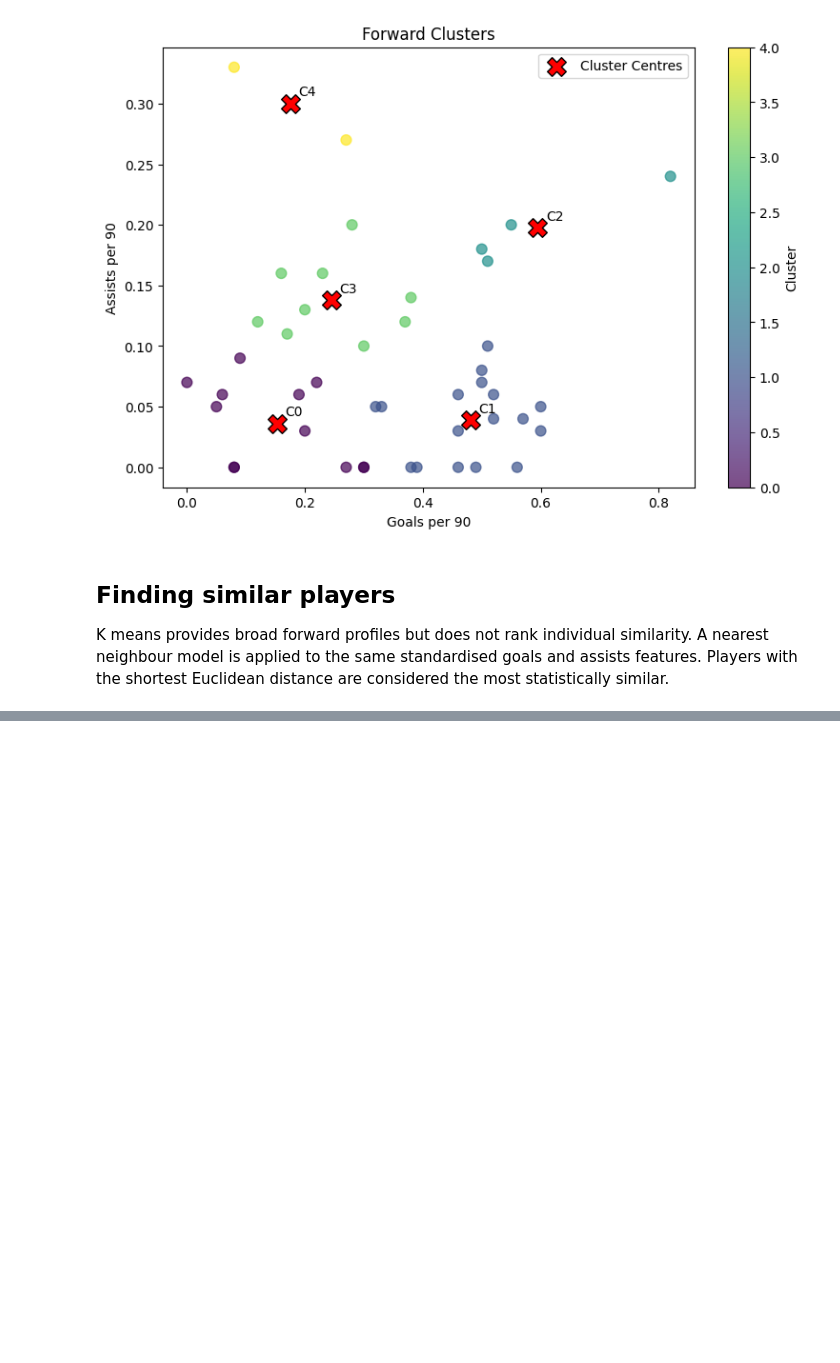
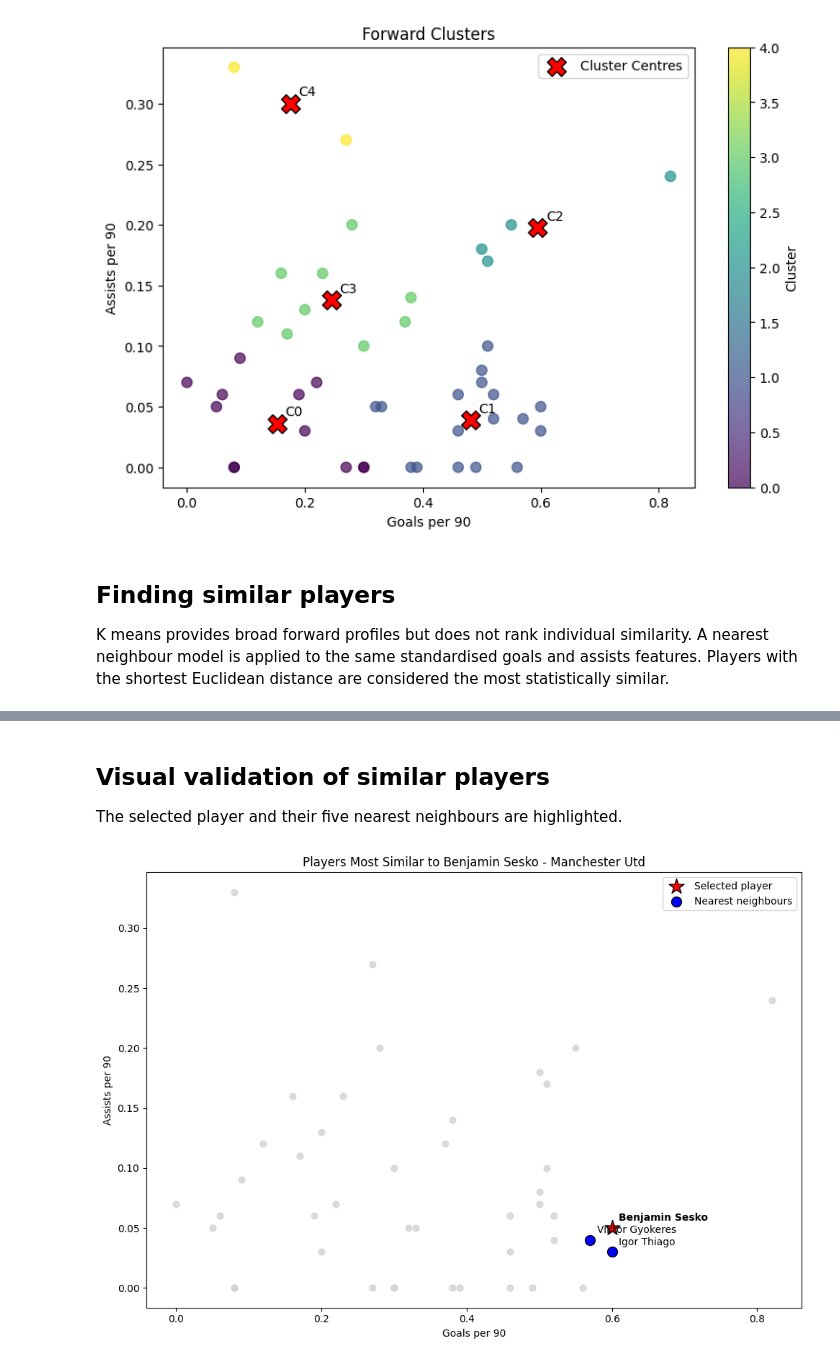
Before and after one commit to Galin-GM/football-player-similarity, a Jupyter notebook: notebooks/03_clustering.ipynb, the cells around one changed output, grey strips where cells are left out. Saved outputs shown, nothing was run; the diff lists cells and outputs as text; code cells hidden in the pictures; blank space fills up the shorter version.

```diff
--- a/notebooks/03_clustering.ipynb
+++ b/notebooks/03_clustering.ipynb
@@ -189,0 +237,71 @@ neighbour_pairs = [
+# %% [markdown]
+## Visual validation of similar players
+
+The selected player and their five nearest neighbours are highlighted.
+# %%
+selected_row = forwards_lookup.loc[
+    forwards_lookup['PlayerLabel'].eq(selected_player)
+].iloc[0]
+
+neighbour_rows = forwards_lookup.loc[
+    forwards_lookup['PlayerLabel'].isin(
+        similar_players["PlayerLabel"]
+    )
+].copy()
+
+ax = forwards_lookup.plot.scatter(
+    x="Gls90",
+    y="Ast90",
+    color="lightgray",
+    alpha=0.8,
+    s=40,
+    figsize=(10, 7)
+)
+
+ax.scatter(
+    selected_row["Gls90"],
+    selected_row["Ast90"],
+    color="red",
+    marker="*",
+    s=250,
+    edgecolors="black",
+    label="Selected player",
+    zorder=3
+)
+
+ax.scatter(
+    neighbour_rows["Gls90"],
+    neighbour_rows["Ast90"],
+    color="blue",
+    marker="o",
+    s=100,
+    edgecolors="black",
+    label="Nearest neighbours",
+    zorder=2
+)
+
+ax.annotate(
+    selected_row["Player"],
+    (selected_row["Gls90"], selected_row["Ast90"]),
+    xytext=(7, 7),
+    textcoords="offset points",
+    fontweight="bold"
+)
+
+for _, player in neighbour_rows.iterrows():
+    ax.annotate(
+        player["Player"],
+        (player["Gls90"], player["Ast90"]),
+        xytext=(7, 7),
+        textcoords="offset points"
+    )
+
+ax.set_title(f"Players Most Similar to {selected_player}")
+ax.set_xlabel("Goals per 90")
+ax.set_ylabel("Assists per 90")
+ax.legend()
+
+plt.tight_layout()
+plt.show()
+# %% [output]
+[figure, added]
```
Also changed, not shown: parts of 2 cells of this notebook.
